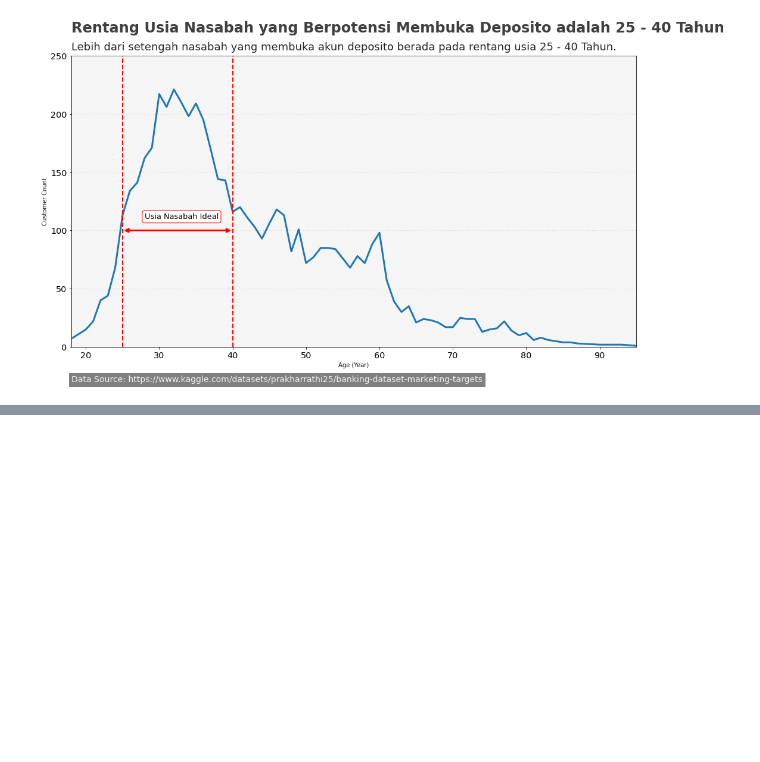
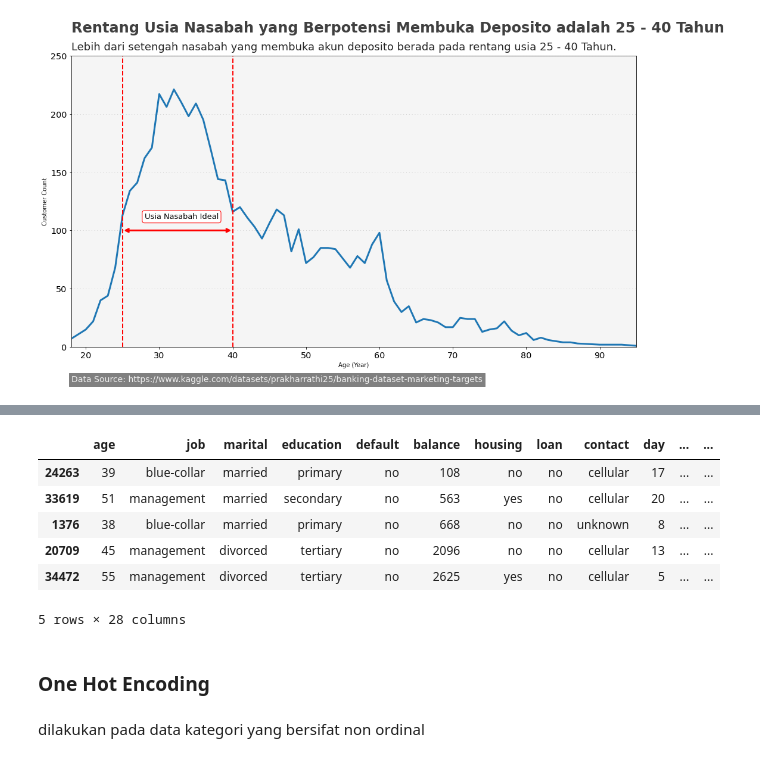
Before and after one commit to inggolanda/predict_whether_customer_will_be_buy_deposito, a Jupyter notebook: Final_Project.ipynb, the cells around one changed output, grey strips where cells are left out. Cells and saved outputs as stored; diff of their text form; code cells hidden in the pictures; blank space fills up the shorter version.

```diff
--- a/Final_Project.ipynb
+++ b/Final_Project.ipynb
@@ -846,0 +778,31 @@ df_train_3 = df_train[filtered_duration]
+# %%
+#map
+m_ed = {"unknown" : 0,
+        "primary" : 1,
+        "secondary" : 2,
+        "tertiary" : 3
+        }
+m_yn = {"no" : 0,
+        "yes" : 1
+        }
+# %%
+mzn = ['default','housing','loan','y']
+# %%
+for i in mzn:
+  train_zs['num_'+i] = train_zs[i].map(m_yn)
+# %%
+train_zs['num_education'] = train_zs['education'].map(m_ed)
+# %%
+train_zs.sample(5)
+# %% [output]
+|  | age | job | marital | education | default | balance | housing | loan | contact | day | ... | ... |
+| 24263 | 39 | blue-collar | married | primary | no | 108 | no | no | cellular | 17 | ... | ... |
+| 33619 | 51 | management | married | secondary | no | 563 | yes | no | cellular | 20 | ... | ... |
+| 1376 | 38 | blue-collar | married | primary | no | 668 | no | no | unknown | 8 | ... | ... |
+| 20709 | 45 | management | divorced | tertiary | no | 2096 | no | no | cellular | 13 | ... | ... |
+| 34472 | 55 | management | divorced | tertiary | no | 2625 | yes | no | cellular | 5 | ... | ... |
+5 rows × 28 columns
+# %% [markdown]
+### One Hot Encoding
+# %% [markdown]
+dilakukan pada data kategori yang bersifat non ordinal
```
Also changed, not shown: parts of 61 cells of this notebook.
